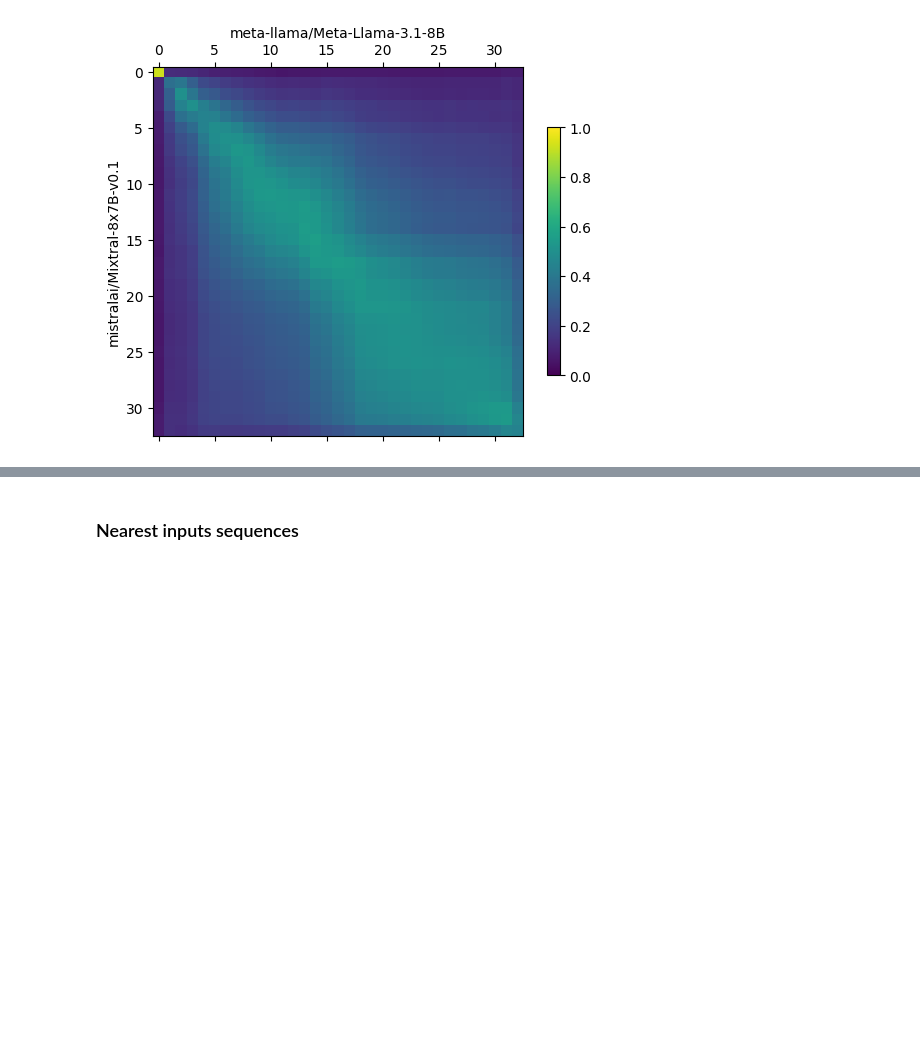
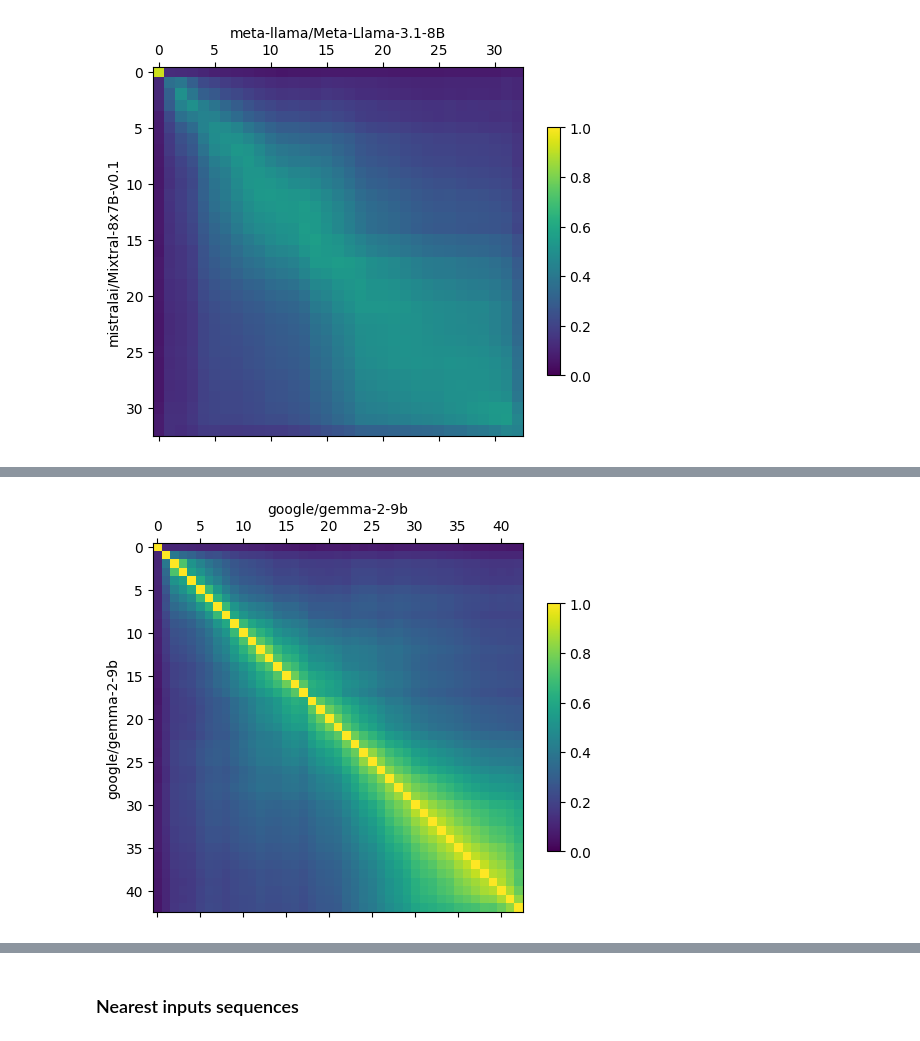
Before and after one commit to chriswolfram/unireps, a Jupyter notebook: notebooks/unireps-2.ipynb, the cells around one changed output, grey strips where cells are left out. Cells and saved outputs as stored; diff of their text form; code cells hidden in the pictures; blank space fills up the shorter version.

```diff
--- a/notebooks/unireps-2.ipynb
+++ b/notebooks/unireps-2.ipynb
@@ -298,0 +324,5 @@ plt.show()
+# %%
+layer_similarities_plot('google/gemma-2-9b', 'google/gemma-2-9b', 'book_translations_de')
+plt.show()
+# %% [output]
+[figure, added]
```
Also changed, not shown: parts of 8 cells of this notebook.
